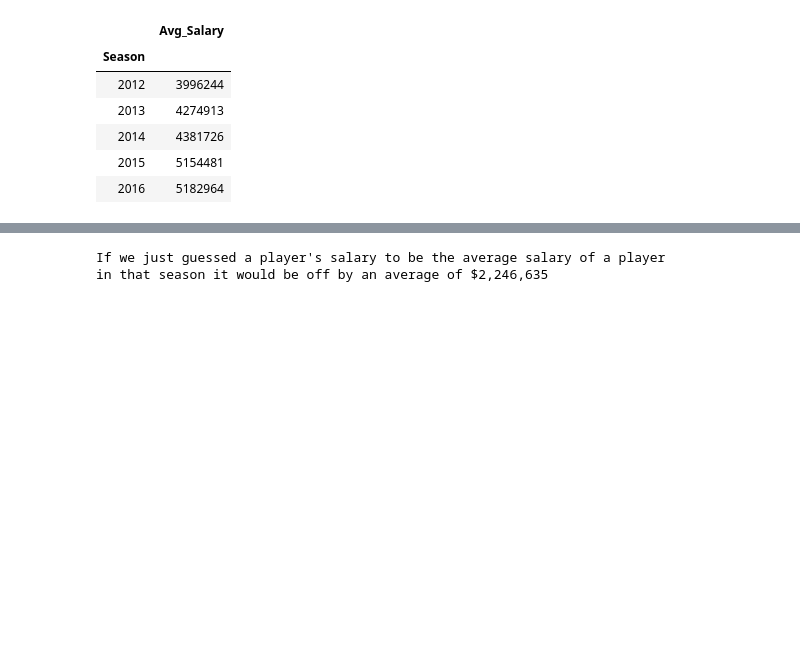
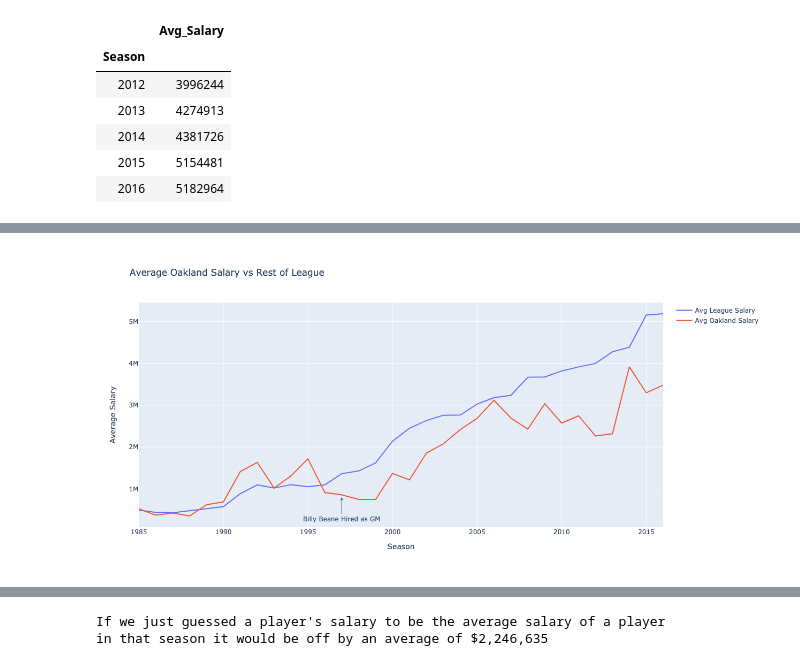
Before and after one commit to jbell1991/mlb-data, a Jupyter notebook: MLB Stats.ipynb, the cells around one changed output, grey strips where cells are left out. Drawn from its saved outputs; the diff is of its cells as text; code cells hidden in the pictures; blank space fills up the shorter version.

```diff
--- a/MLB Stats.ipynb
+++ b/MLB Stats.ipynb
@@ -364,0 +425,4 @@ diff.style.format({
+# %%
+salary_comp = pd.concat([oak['salary'].astype(int), rest_of_league['salary'].astype(int)], axis=1)
+salary_comp.columns = ['Avg_Oakland_Salary', 'Avg_League_Salary']
+salary_comp.head()
@@ -364,0 +437,28 @@ diff.style.format({
+# %%
+avg_league_salary = go.Scatter(x=salary_comp.index, y=salary_comp['Avg_League_Salary'],
+                      name='Avg League Salary')
+
+avg_oakland_salary = go.Scatter(x=salary_comp.index, y=salary_comp['Avg_Oakland_Salary'],
+                      name='Avg Oakland Salary')
+
+layout = go.Layout(height=600, width=1000,
+                 title= 'Average Oakland Salary vs Rest of League',
+                 xaxis=dict(title='Season'), yaxis=dict(title='Average Salary'))
+
+fig = go.Figure(data=[avg_league_salary, avg_oakland_salary], layout=layout)
+
+fig.add_annotation(
+            x=1997,
+            y=800000,
+            xref="x",
+            yref="y",
+            text="Billy Beane Hired as GM",
+            showarrow=True,
+            arrowhead=5,
+            ax=0,
+            ay=40
+)
+
+fig.show()
+# %% [output]
+[figure, added]
```
Also changed, not shown: parts of 39 cells of this notebook.
